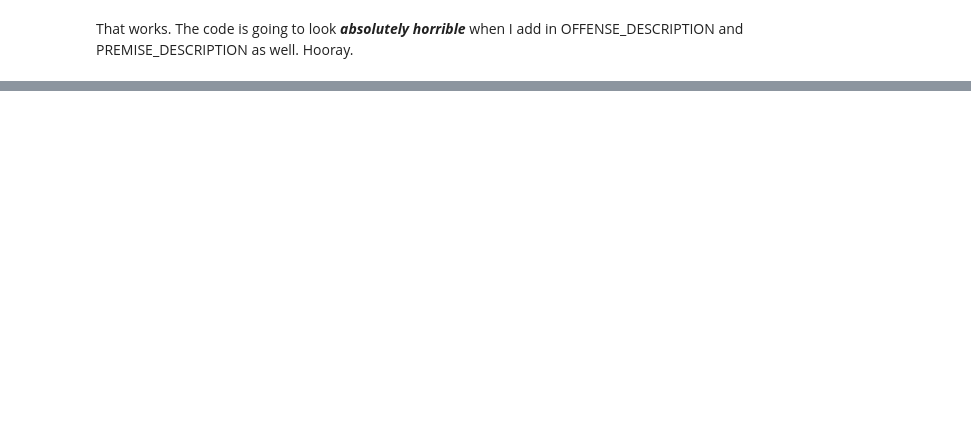
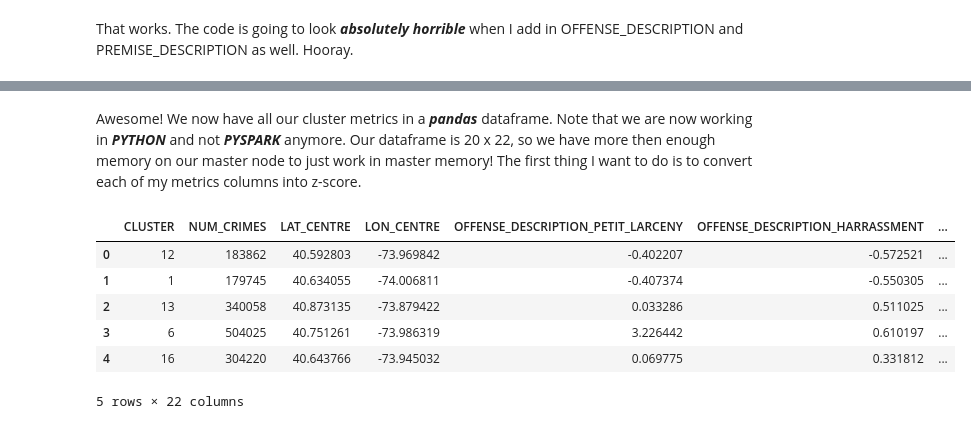
Before and after one commit to strikingmoose/nypd_complaints, a Jupyter notebook: notebook/19 - Clustering To Explore Neighbourhoods (Part IV - Continued Because Spark Hates Me).ipynb, the cells around one changed output, grey strips where cells are left out. Saved outputs shown, nothing was run; the diff lists cells and outputs as text; code cells hidden in the pictures; blank space fills up the shorter version.

```diff
--- a/notebook/19 - Clustering To Explore Neighbourhoods (Part IV - Continued Because Spark Hates Me).ipynb
+++ b/notebook/19 - Clustering To Explore Neighbourhoods (Part IV - Continued Because Spark Hates Me).ipynb
@@ -289,0 +369,48 @@ df_encoded.head(10)
+# %% [markdown]
+Awesome! We now have all our cluster metrics in a _**pandas**_ dataframe. Note that we are now working in _**PYTHON**_ and not _**PYSPARK**_ anymore. Our dataframe is 20 x 22, so we have more then enough memory on our master node to just work in master memory! The first thing I want to do is to convert each of my metrics columns into z-score.
+# %%
+from scipy.stats import zscore
+from sklearn.preprocessing import StandardScaler
+
+# Define columns to take z-score of
+zscore_cols = [
+    'OFFENSE_DESCRIPTION_PETIT_LARCENY',
+    'OFFENSE_DESCRIPTION_HARRASSMENT',
+    'OFFENSE_DESCRIPTION_ASSAULT_3',
+    'OFFENSE_DESCRIPTION_MISCHIEF',
+    'OFFENSE_DESCRIPTION_DANGEROUS_DRUGS',
+    'OFFENSE_DESCRIPTION_FELONY_ASSAULT',
+    'OFFENSE_LEVEL_MISDEMEANOR',
+    'OFFENSE_LEVEL_VIOLATION',
+    'OFFENSE_LEVEL_FELONY',
+    'PREMISE_DESCRIPTION_RESIDENCE_APARTMENT',
+    'PREMISE_DESCRIPTION_RESIDENCE_PUBLIC_HOUSING',
+    'PREMISE_DESCRIPTION_SUBWAY',
+    'PREMISE_DESCRIPTION_STREET',
+    'PREMISE_DESCRIPTION_COMMERCIAL_BUILDING',
+    'PREMISE_DESCRIPTION_PUBLIC_SCHOOL',
+    'PREMISE_DESCRIPTION_RESIDENCE_HOUSE',
+    'PREMISE_DESCRIPTION_RESTAURANT_DINER',
+    'PREMISE_DESCRIPTION_BAR_NIGHT_CLUB'
+]
+
+# Initialize scaler
+scaler = StandardScaler()
+
+# Replace initial columns with z-score columns
+cluster_summary_standard = cluster_summary.drop(zscore_cols, axis = 1).merge(
+    pd.DataFrame(scaler.fit_transform(cluster_summary[zscore_cols]), columns = zscore_cols),
+    left_index = True,
+    right_index = True
+)
+
+# View results
+cluster_summary_standard.head()
+# %% [output]
+|  | CLUSTER | NUM_CRIMES | LAT_CENTRE | LON_CENTRE | OFFENSE_DESCRIPTION_PETIT_LARCENY | OFFENSE_DESCRIPTION_HARRASSMENT | ... |
+| 0 | 12 | 183862 | 40.592803 | -73.969842 | -0.402207 | -0.572521 | ... |
+| 1 | 1 | 179745 | 40.634055 | -74.006811 | -0.407374 | -0.550305 | ... |
+| 2 | 13 | 340058 | 40.873135 | -73.879422 | 0.033286 | 0.511025 | ... |
+| 3 | 6 | 504025 | 40.751261 | -73.986319 | 3.226442 | 0.610197 | ... |
+| 4 | 16 | 304220 | 40.643766 | -73.945032 | 0.069775 | 0.331812 | ... |
+5 rows × 22 columns
```
Also changed, not shown: parts of 18 cells of this notebook.
